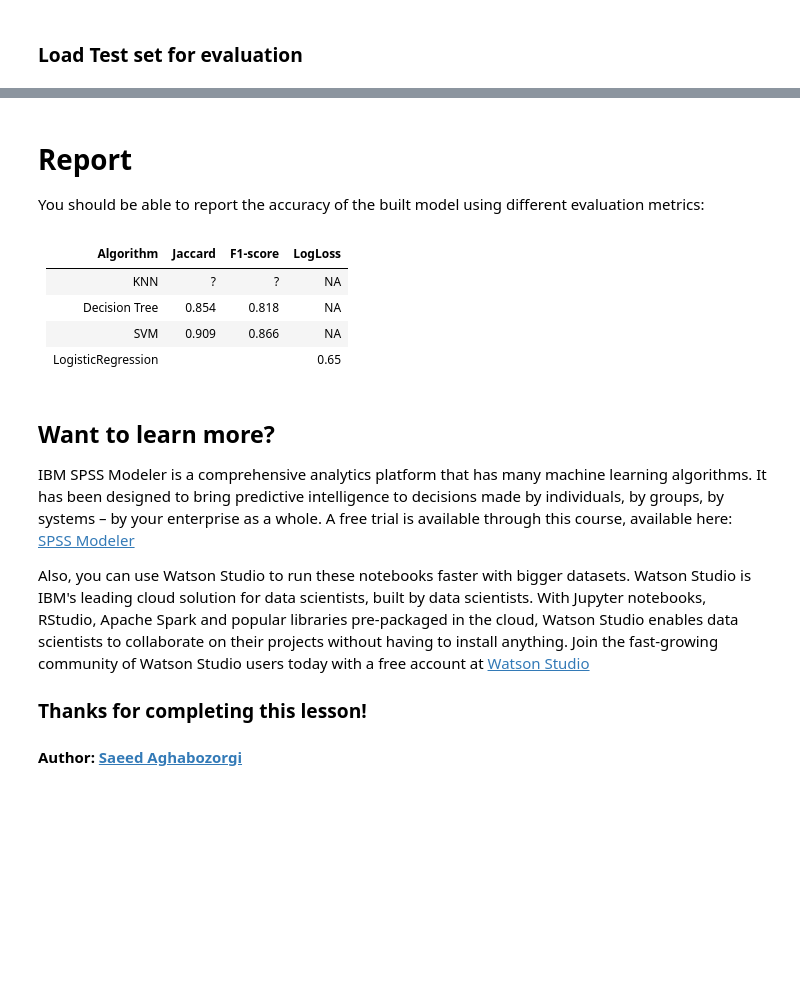
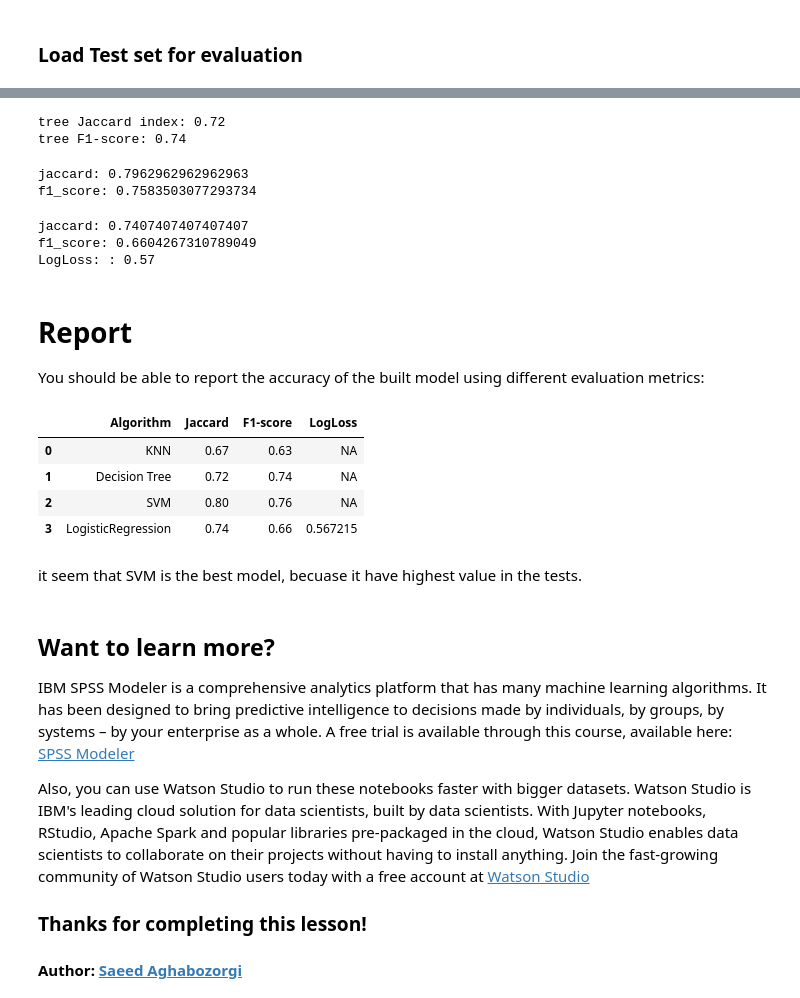
Before and after one commit to johnsccl123/IBM-Watson-Notebook, a Jupyter notebook: ML project.ipynb, the cells around one changed output, grey strips where cells are left out. Saved outputs shown, nothing was run; the diff lists cells and outputs as text; code cells hidden in the pictures; blank space fills up the shorter version.

```diff
--- a/ML project.ipynb
+++ b/ML project.ipynb
@@ -521,4 +527,0 @@ Feature1.head()
-# %%
-X1 = Feature1
-y1 = test_df['loan_status'].values
-X1 = preprocessing.StandardScaler().fit(X1).transform(X1)
@@ -651,13 +539,64 @@ LogLoss: : 0.65
+# %%
+from sklearn.tree import DecisionTreeClassifier
+loanTree1 = DecisionTreeClassifier(criterion="entropy", max_depth = 4)
+loanTree1.fit(X_train,y_train)
+
+yhat_tree = loanTree1.predict(X1)
+print("tree Jaccard index: %.2f" % jaccard_similarity_score(y1, yhat_tree))
+print("tree F1-score: %.2f" % f1_score(y1, yhat_tree, average='weighted') )
+jct=jaccard_similarity_score(y1, yhat_tree)
+flt=f1_score(y1, yhat_tree, average='weighted')
+# %% [output]
+tree Jaccard index: 0.72
+tree F1-score: 0.74
+# %%
+from sklearn import svm
+clf = svm.SVC()
+clf.fit(X_train, y_train)
+
+yhat_SVM = clf.predict(X1)
+print("jaccard:",jaccard_similarity_score(y1, yhat_SVM))
+print("f1_score:",f1_score(y1, yhat_SVM, average='weighted'))
+
+jcs=jaccard_similarity_score(y1, yhat_SVM)
+f1s=f1_score(y1, yhat_SVM, average='weighted')
+# %% [output]
+jaccard: 0.7962962962962963
+f1_score: 0.7583503077293734
+# %%
+LR = LogisticRegression(C=0.01).fit(X_train,y_train)
+yhat = LR.predict(X_test)
+
+yhatLOG = LR.predict(X1)
+yhatLOG_prob = LR.predict_proba(X1)
+
+print("jaccard:",jaccard_similarity_score(y1, yhatLOG))
+print("f1_score:",f1_score(y1 , yhatLOG, average='weighted'))
+print ("LogLoss: : %.2f" % log_loss(y1, yhatLOG_prob))
+LOG1=log_loss(y1, yhatLOG_prob)
+# %% [output]
+jaccard: 0.7407407407407407
+f1_score: 0.6604267310789049
+LogLoss: : 0.57
 # %% [markdown]
 # Report
 You should be able to report the accuracy of the built model using different evaluation metrics:
-# %% [markdown]
-| Algorithm          | Jaccard | F1-score | LogLoss |
-|--------------------|---------|----------|---------|
-| KNN                | ?       | ?        | NA      |
-| Decision Tree      | 0.854   |  0.818   | NA      |
-| SVM                | 0.909   | 0.866    | NA      |
-| LogisticRegression |         |          | 0.65    |
+# %%
+data = {'Algorithm':  ['KNN', 'Decision Tree','SVM','LogisticRegression'],
+        'Jaccard': [jck, jct ,jcs, jaccard_similarity_score(y1, yhatLOG)],
+         'F1-score': [flk , flt ,f1s, f1_score(y1 , yhatLOG, average='weighted')],
+        'LogLoss': ['NA', 'NA', 'NA', LOG1],
+        }
+df22 = pd.DataFrame (data)
+df22.round(2)
+# %% [output]
+|  | Algorithm | Jaccard | F1-score | LogLoss |
+| 0 | KNN | 0.67 | 0.63 | NA |
+| 1 | Decision Tree | 0.72 | 0.74 | NA |
+| 2 | SVM | 0.80 | 0.76 | NA |
+| 3 | LogisticRegression | 0.74 | 0.66 | 0.567215 |
+# %% [markdown]
+it seem that SVM is the best model, becuase it have highest value in the tests.
 # %% [markdown]
 <h2>Want to learn more?</h2>
 
```
Also changed, not shown: parts of 15 cells of this notebook.
